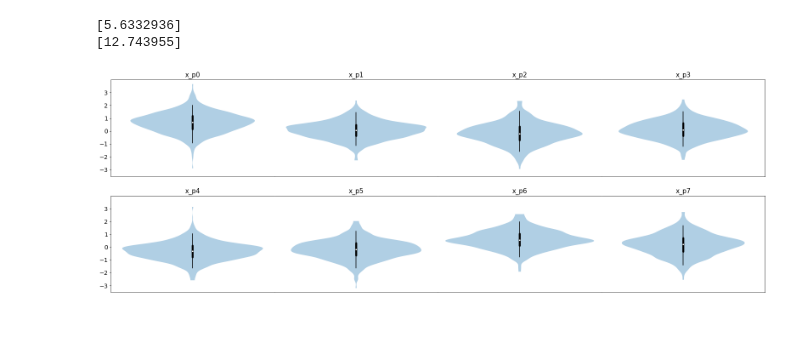
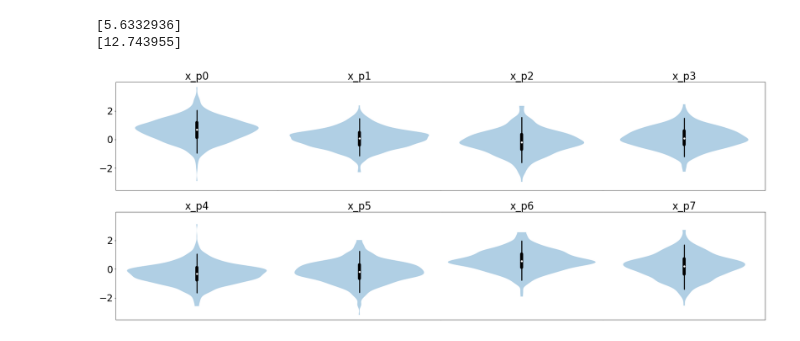
Before and after one commit to CUQI-DTU/Paper-CUQIpy-1-Core, a Jupyter notebook: pytorch/eight_schools.ipynb, the cells around one changed output. Saved outputs shown, nothing was run; the diff lists cells and outputs as text; code cells hidden in the pictures.

```diff
--- a/pytorch/eight_schools.ipynb
+++ b/pytorch/eight_schools.ipynb
@@ -3,32 +3,32 @@ import torch as xp
 from cuqi.distribution import JointDistribution
 from cuqi.sampler import CWMH
 from cuqipy_pytorch.distribution import Gaussian, LogGaussian
 from cuqipy_pytorch.sampler import NUTS
 
 xp.manual_seed(0) # Set random seed
 
 # Observations
 y_obs = xp.tensor([28, 8, -3,  7, -1, 1,  18, 12], dtype=xp.float32)
 s_obs = xp.tensor([15, 10, 16, 11, 9, 11, 10, 18], dtype=xp.float32)
 
 # Bayesian model
 u     = Gaussian(0, 10**2)
 t     = LogGaussian(5, 1)
 x_p   = Gaussian(xp.zeros(8), 1)
 x     = lambda u, t, x_p: u+t*x_p
 y     = Gaussian(x, cov=s_obs**2)
 
 # Posterior sampling
 joint = JointDistribution(u, t, x_p, y)   # Define joint distribution
 posterior = joint(y=y_obs)               # Define posterior distribution
 sampler = NUTS(posterior)                # Define sampling strategy
 samples = sampler.sample(N=1000, Nb=500) # Sample from posterior
 
 # Plot posterior samples
-samples["x_p"].plot_violin();
+samples["x_p"].plot_violin(textsize=24);
 print(samples["u"].mean()) # Average effect
 print(samples["t"].mean()) # Average standard deviation
 # %% [output]
 [5.6332936]
 [12.743955]
-[figure, old version]
+[figure, new version]
```
Also changed, not shown: 1 other file.
